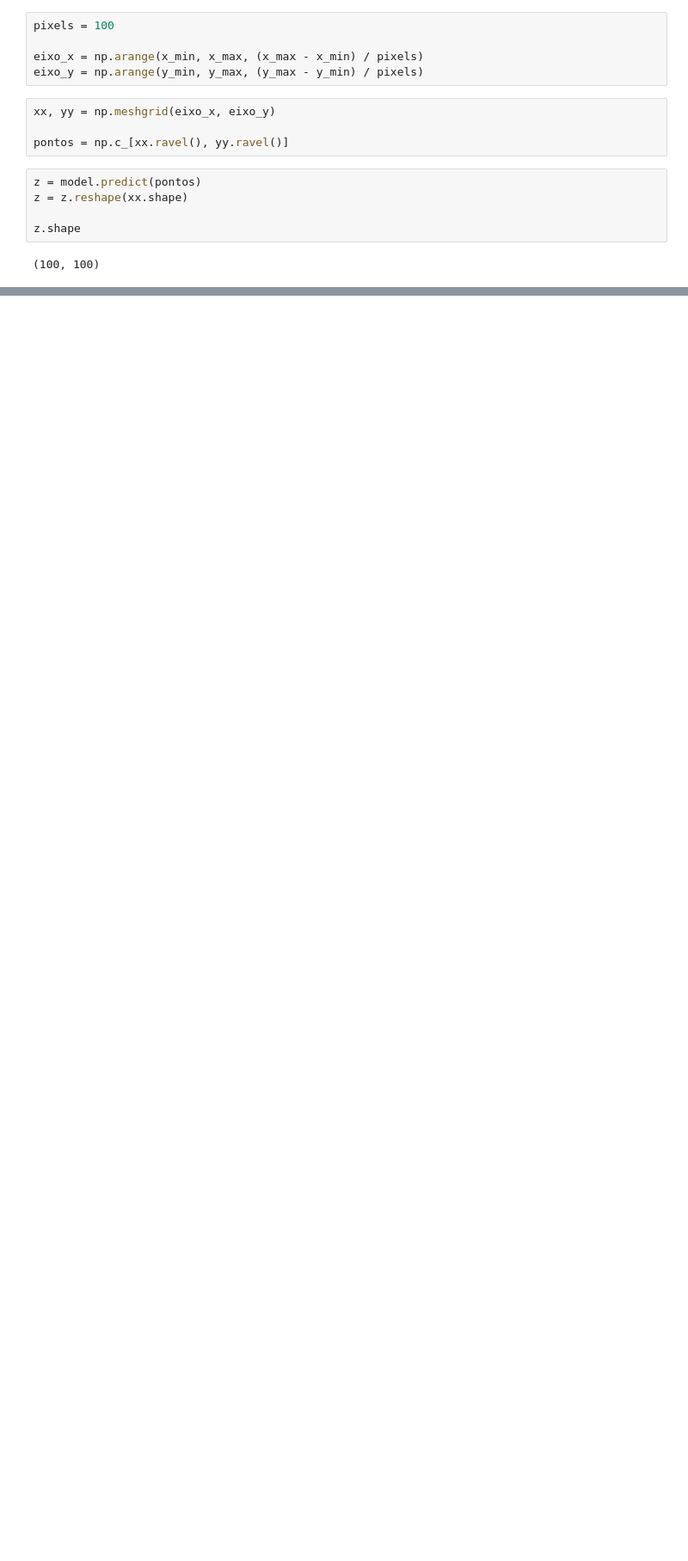
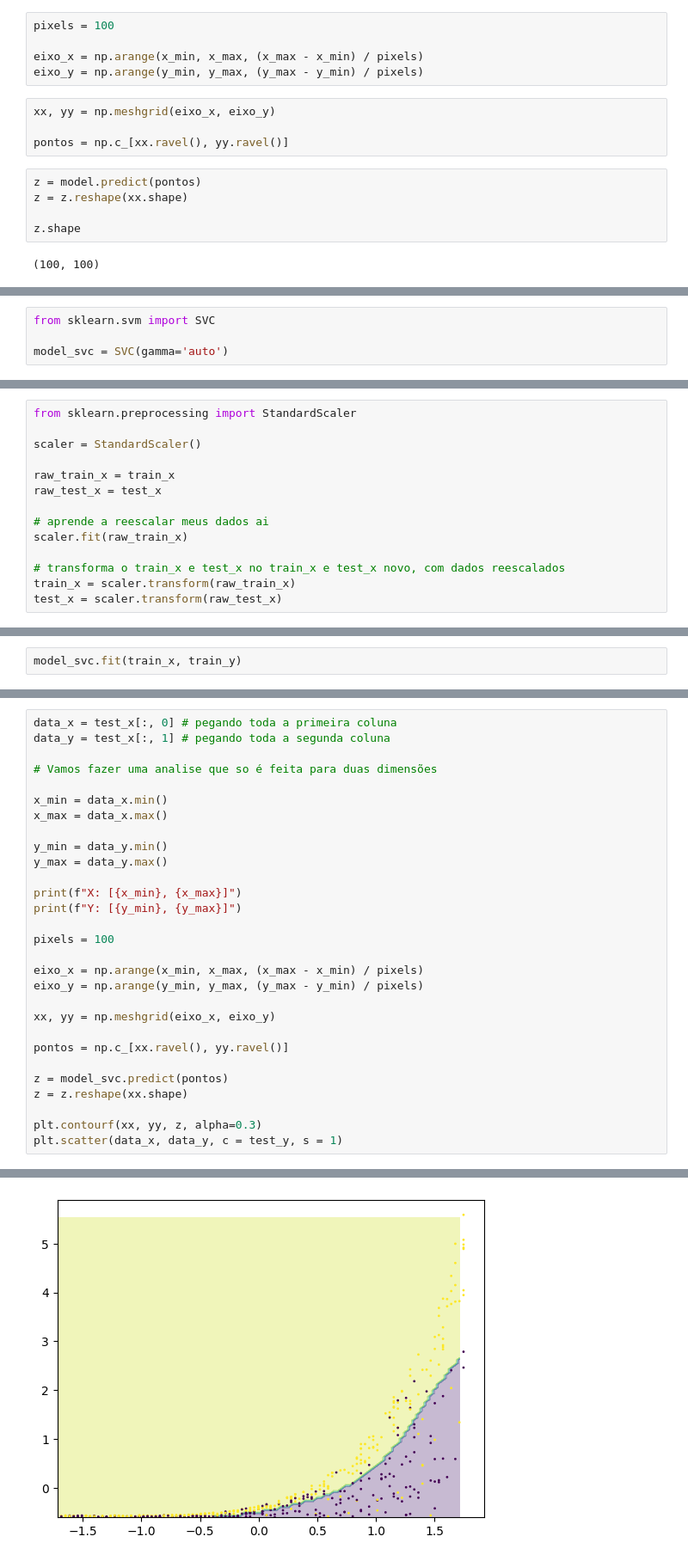
Before and after one commit to jovijovi-john/Machine_Learning-Alura, a Jupyter notebook: terceiro_projeto.ipynb, the cells around one changed output, grey strips where cells are left out. Shown at 86% size. Drawn from its saved outputs; the diff is of its cells as text; blank space fills up the shorter version.

```diff
--- a/terceiro_projeto.ipynb
+++ b/terceiro_projeto.ipynb
@@ -200,0 +210,4 @@ plt.scatter(test_x.horas_esperadas, test_x.preco, c = test_y, s = 1)
+# %%
+from sklearn.svm import SVC
+
+model_svc = SVC(gamma='auto')
@@ -200,0 +220,14 @@ plt.scatter(test_x.horas_esperadas, test_x.preco, c = test_y, s = 1)
+# %%
+from sklearn.preprocessing import StandardScaler
+
+scaler = StandardScaler()
+
+raw_train_x = train_x
+raw_test_x = test_x
+
+# aprende a reescalar meus dados ai
+scaler.fit(raw_train_x)
+
+# transforma o train_x e test_x no train_x e test_x novo, com dados reescalados
+train_x = scaler.transform(raw_train_x)
+test_x = scaler.transform(raw_test_x)
@@ -200,0 +236,2 @@ plt.scatter(test_x.horas_esperadas, test_x.preco, c = test_y, s = 1)
+# %%
+model_svc.fit(train_x, train_y)
@@ -200,0 +251,30 @@ plt.scatter(test_x.horas_esperadas, test_x.preco, c = test_y, s = 1)
+# %%
+data_x = test_x[:, 0] # pegando toda a primeira coluna
+data_y = test_x[:, 1] # pegando toda a segunda coluna
+
+# Vamos fazer uma analise que so é feita para duas dimensões
+
+x_min = data_x.min()
+x_max = data_x.max()
+
+y_min = data_y.min()
+y_max = data_y.max()
+
+print(f"X: [{x_min}, {x_max}]")
+print(f"Y: [{y_min}, {y_max}]")
+
+pixels = 100
+
+eixo_x = np.arange(x_min, x_max, (x_max - x_min) / pixels)
+eixo_y = np.arange(y_min, y_max, (y_max - y_min) / pixels)
+
+xx, yy = np.meshgrid(eixo_x, eixo_y)
+
+pontos = np.c_[xx.ravel(), yy.ravel()]
+
+z = model_svc.predict(pontos)
+z = z.reshape(xx.shape)
+
+plt.contourf(xx, yy, z, alpha=0.3)
+plt.scatter(data_x, data_y, c = test_y, s = 1)
+# %% [output]
@@ -200,0 +284 @@ plt.scatter(test_x.horas_esperadas, test_x.preco, c = test_y, s = 1)
+[figure, added]
```
Also changed, not shown: parts of 15 cells of this notebook.
